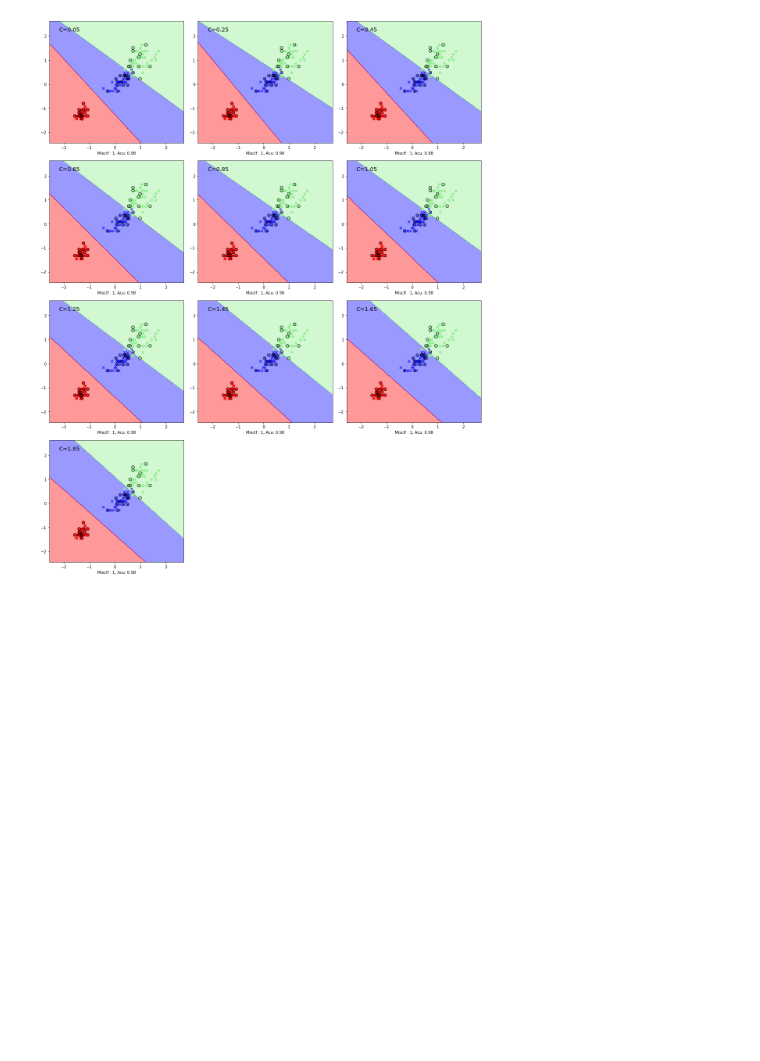
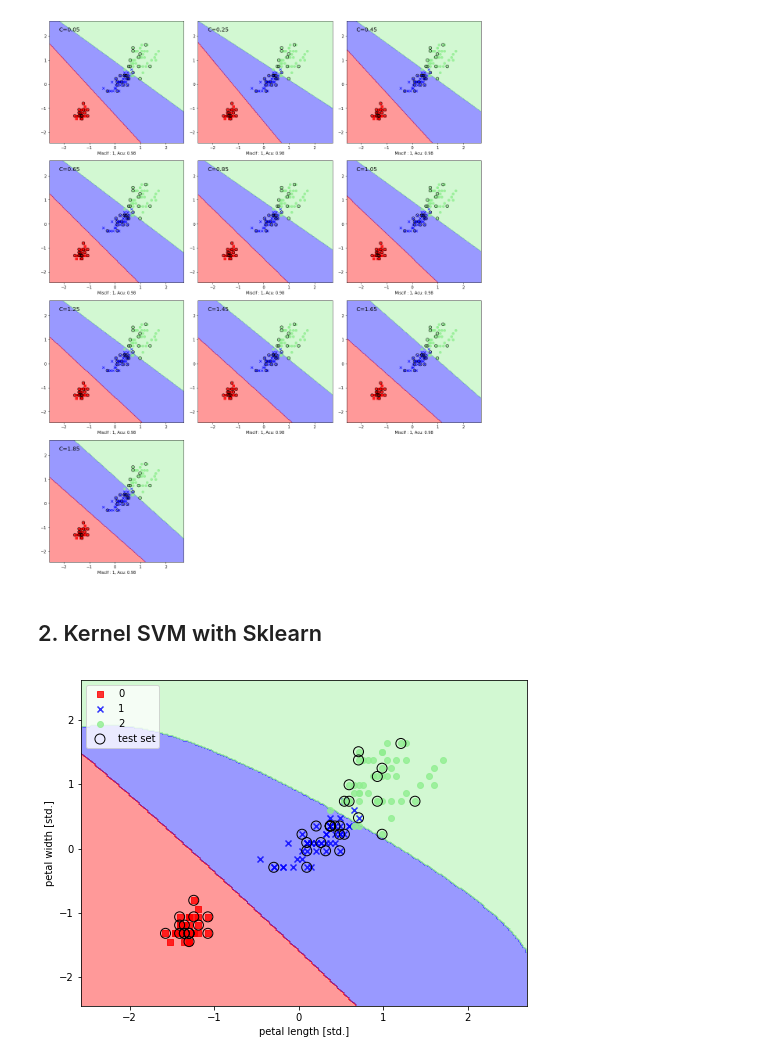
Before and after one commit to juifa-tsai/workbook_MachineLearning, a Jupyter notebook: Python_ML_SR/Chapter_03/example_03_SVM.ipynb, the cells around one changed output. Saved outputs shown, nothing was run; the diff lists cells and outputs as text; code cells hidden in the pictures; blank space fills up the shorter version.

Commit message:
Update kernel SVM

```diff
--- a/Python_ML_SR/Chapter_03/example_03_SVM.ipynb
+++ b/Python_ML_SR/Chapter_03/example_03_SVM.ipynb
@@ -117,3 +152,17 @@ plt.tight_layout()
 plt.show()
 # %% [output]
 [figure]
+# %% [markdown]
+## 2. Kernel SVM with Sklearn
+# %%
+svm = SVC(kernel='rbf', C=1., gamma=.2, random_state=0)
+svm.fit(X_train_std, y_train)
+
+plt.figure(figsize=(8, 6))
+plot_decision_regions( X=X_combined_std, y=y_combined, classifier=svm, test_idx=range(105,150) )
+plt.xlabel('petal length [std.]')
+plt.ylabel('petal width [std.]')
+plt.legend(loc='upper left')
+plt.show()
+# %% [output]
+[figure, added]
```
Also changed, not shown: parts of 2 cells of this notebook.
